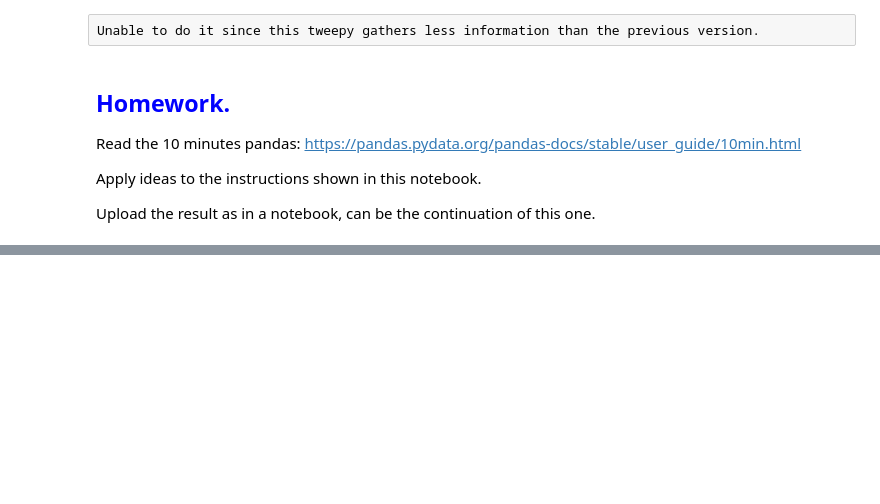
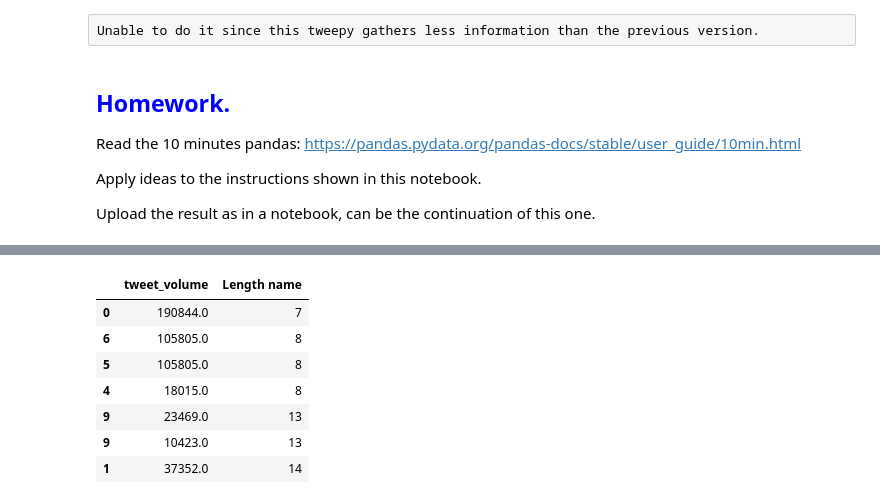
Before and after one commit to w0lf1sh/SNET, a Jupyter notebook: First Practice.ipynb, the cells around one changed output, grey strips where cells are left out. Saved outputs shown, nothing was run; the diff lists cells and outputs as text; code cells hidden in the pictures; blank space fills up the shorter version.

```diff
--- a/First Practice.ipynb
+++ b/First Practice.ipynb
@@ -392,0 +417,11 @@ Upload  the result as in a notebook, can be the continuation of this one.
+# %%
+count_hashtag
+# %% [output]
+|  | tweet_volume | Length name |
+| 0 | 190844.0 | 7 |
+| 6 | 105805.0 | 8 |
+| 5 | 105805.0 | 8 |
+| 4 | 18015.0 | 8 |
+| 9 | 23469.0 | 13 |
+| 9 | 10423.0 | 13 |
+| 1 | 37352.0 | 14 |
```
Also changed, not shown: parts of 24 cells of this notebook, 5 other files.
